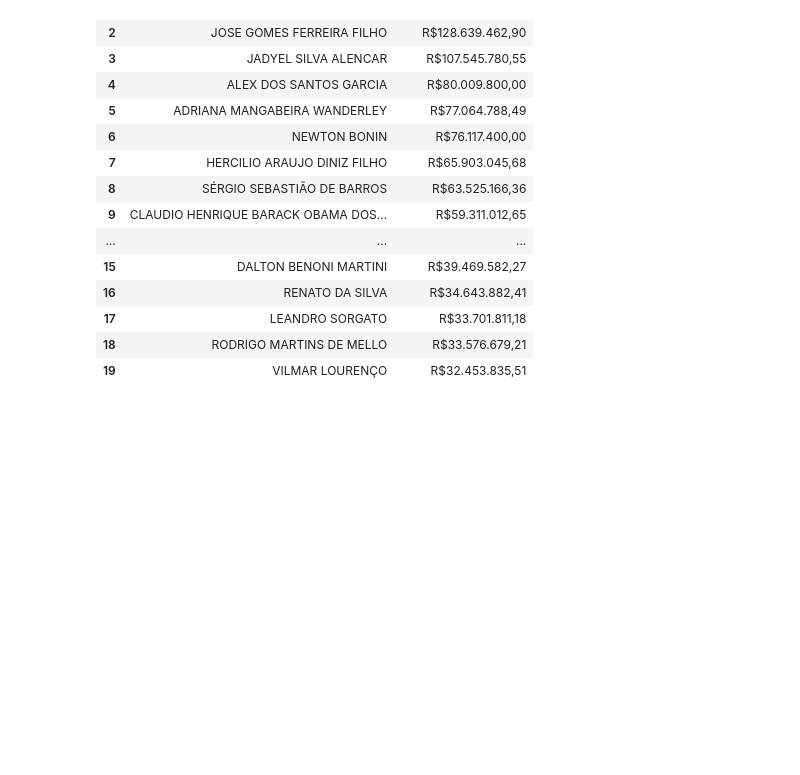
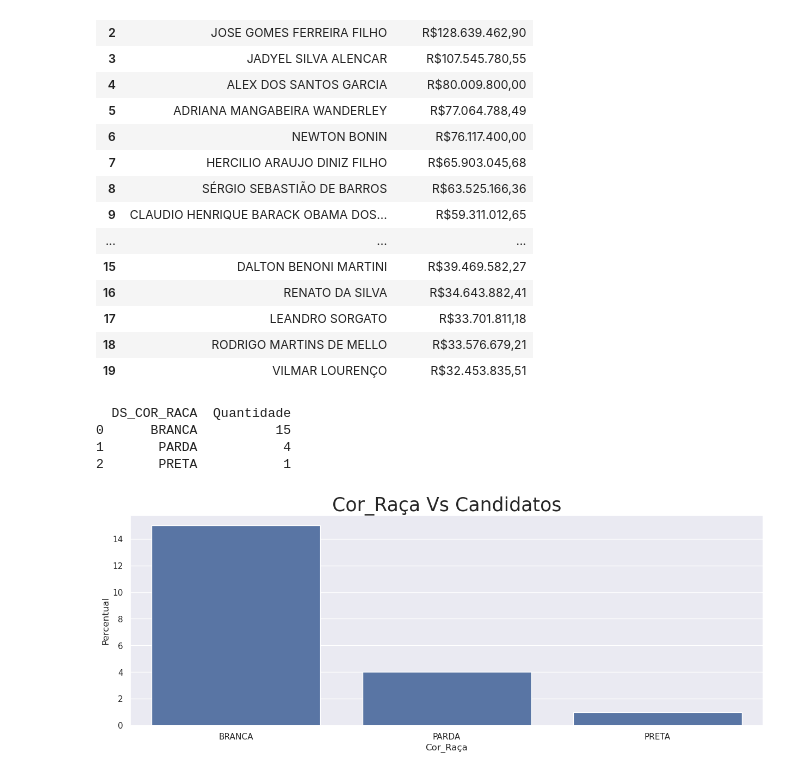
Before and after one commit to leandroclv/analise_manipulacao_dados_pandas_udemy, a Jupyter notebook: df_dados_TSE.ipynb, the cells around one changed output. Saved outputs shown, nothing was run; the diff lists cells and outputs as text; code cells hidden in the pictures; blank space fills up the shorter version.

```diff
--- a/df_dados_TSE.ipynb
+++ b/df_dados_TSE.ipynb
@@ -648,5 +650,21 @@ geral = deputados.query('NM_CANDIDATO == @nomes')[['NM_CANDIDATO', 'SG_PARTIDO',
 # %%
 cor_raca = geral.groupby('DS_COR_RACA').size()
 cor_raca = cor_raca.reset_index()
 
 cor_raca.rename(columns={0:'Quantidade'}, inplace=True)
+
+imagem = sns.barplot(data=cor_raca, x='DS_COR_RACA', y='Quantidade')
+imagem.set_ylabel('Percentual', fontsize=12),
+imagem.set_xlabel('Cor_Raça')
+imagem.set_title('Cor_Raça Vs Candidatos', fontsize=25)
+imagem.figure.set_size_inches(15,5)
+
+print()
+print(cor_raca)
+print()
+# %% [output]
+  DS_COR_RACA  Quantidade
+0      BRANCA          15
+1       PARDA           4
+2       PRETA           1
+[figure, added]
```
Also changed, not shown: parts of 5 cells of this notebook.
